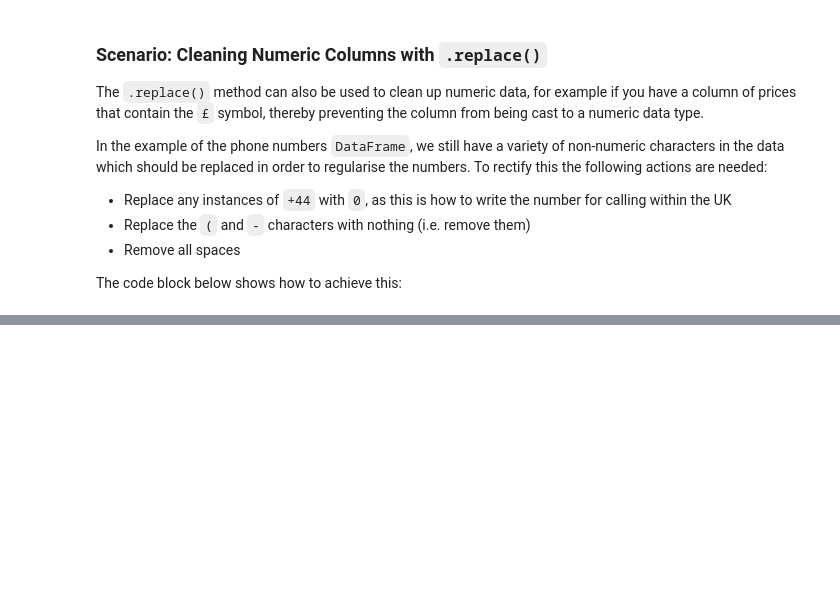
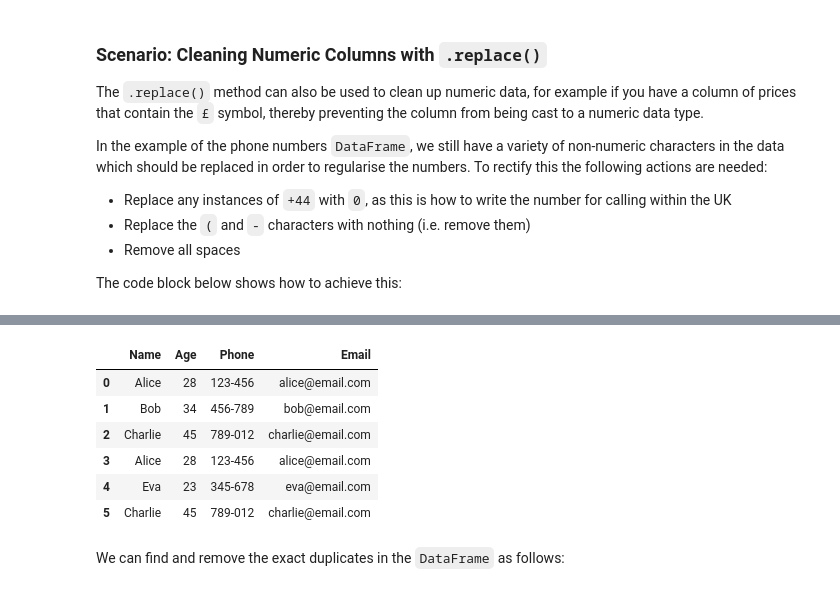
Before and after one commit to AI-Core/Content-Public-dev, a Jupyter notebook: Content/units/Data-Handling/2. Data Manipulation with Pandas/5. Data Cleaning in Pandas/Notebook.ipynb, the cells around one changed output, grey strips where cells are left out. Cells and saved outputs as stored; diff of their text form; code cells hidden in the pictures; blank space fills up the shorter version.

```diff
--- a/Content/units/Data-Handling/2. Data Manipulation with Pandas/5. Data Cleaning in Pandas/Notebook.ipynb
+++ b/Content/units/Data-Handling/2. Data Manipulation with Pandas/5. Data Cleaning in Pandas/Notebook.ipynb
@@ -202,0 +281,22 @@ phone_df
+# %%
+
+# Creating a sample dataframe
+data = {
+    'Name': ['Alice', 'Bob', 'Charlie', 'Alice', 'Eva', 'Charlie'],
+    'Age': [28, 34, 45, 28, 23, 45],
+    'Phone': ['123-456', '456-789', '789-012', '123-456', '345-678', '789-012'],
+    'Email': ['alice@email.com', 'bob@email.com', 'charlie@email.com',
+              'alice@email.com', 'eva@email.com', 'charlie@email.com']
+}
+duplicate_df = pd.DataFrame(data)
+duplicate_df
+# %% [output]
+|  | Name | Age | Phone | Email |
+| 0 | Alice | 28 | 123-456 | alice@email.com |
+| 1 | Bob | 34 | 456-789 | bob@email.com |
+| 2 | Charlie | 45 | 789-012 | charlie@email.com |
+| 3 | Alice | 28 | 123-456 | alice@email.com |
+| 4 | Eva | 23 | 345-678 | eva@email.com |
+| 5 | Charlie | 45 | 789-012 | charlie@email.com |
+# %% [markdown]
+We can find and remove the exact duplicates in the `DataFrame` as follows:
```
Also changed, not shown: parts of 27 cells of this notebook, 29 other files.
